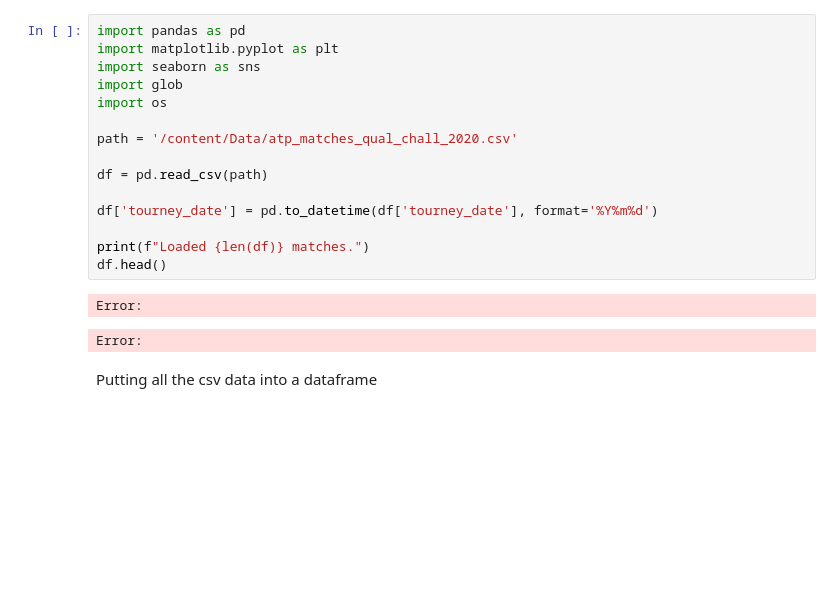
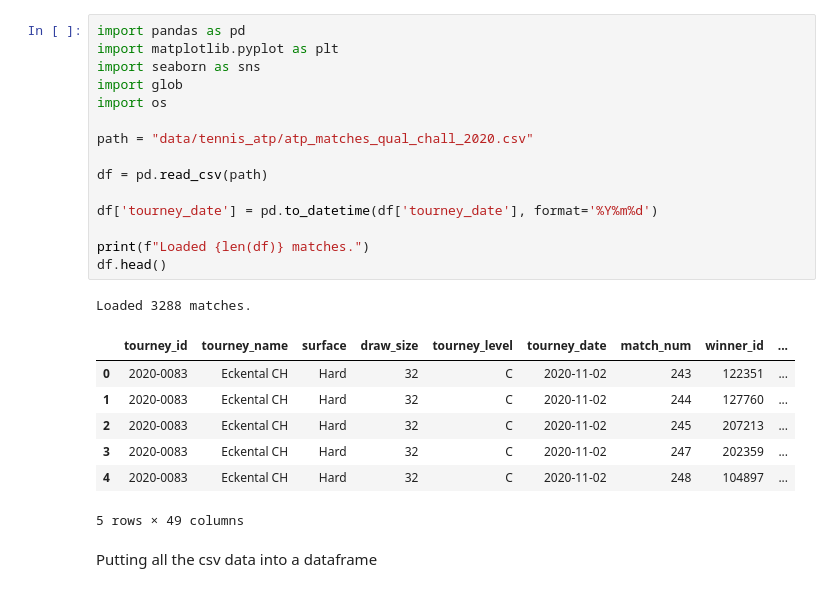
Before and after one commit to CamBitter/RallyRF, a Jupyter notebook: tennis_view.ipynb, the cells around one changed output. Saved outputs shown, nothing was run; the diff lists cells and outputs as text; blank space fills up the shorter version.

Commit message:
fix file path

```diff
--- a/tennis_view.ipynb
+++ b/tennis_view.ipynb
@@ -1,21 +1,27 @@
 # %%
 import pandas as pd
 import matplotlib.pyplot as plt
 import seaborn as sns
 import glob
 import os
 
-path = '/content/Data/atp_matches_qual_chall_2020.csv'
+path = "data/tennis_atp/atp_matches_qual_chall_2020.csv"
 
 df = pd.read_csv(path)
 
 df['tourney_date'] = pd.to_datetime(df['tourney_date'], format='%Y%m%d')
 
 print(f"Loaded {len(df)} matches.")
 df.head()
 # %% [output]
-Error:
+Loaded 3288 matches.
+|  | tourney_id | tourney_name | surface | draw_size | tourney_level | tourney_date | match_num | winner_id | ... |
+| 0 | 2020-0083 | Eckental CH | Hard | 32 | C | 2020-11-02 | 243 | 122351 | ... |
+| 1 | 2020-0083 | Eckental CH | Hard | 32 | C | 2020-11-02 | 244 | 127760 | ... |
+| 2 | 2020-0083 | Eckental CH | Hard | 32 | C | 2020-11-02 | 245 | 207213 | ... |
+| 3 | 2020-0083 | Eckental CH | Hard | 32 | C | 2020-11-02 | 247 | 202359 | ... |
+| 4 | 2020-0083 | Eckental CH | Hard | 32 | C | 2020-11-02 | 248 | 104897 | ... |
-Error:
+5 rows × 49 columns
 # %% [markdown]
 Putting all the csv data into a dataframe
 # %%
```
Also changed, not shown: parts of 2 cells of this notebook.
